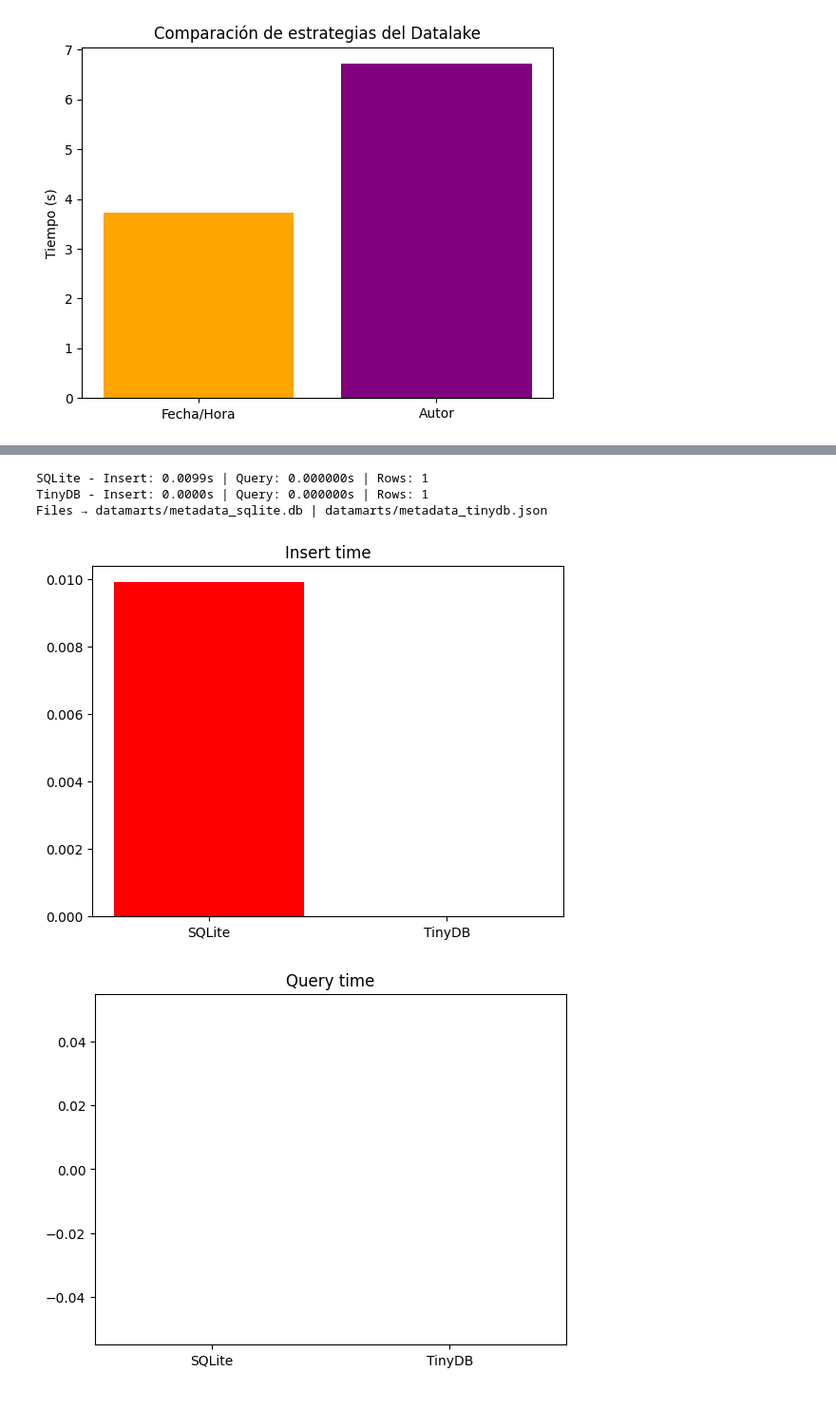
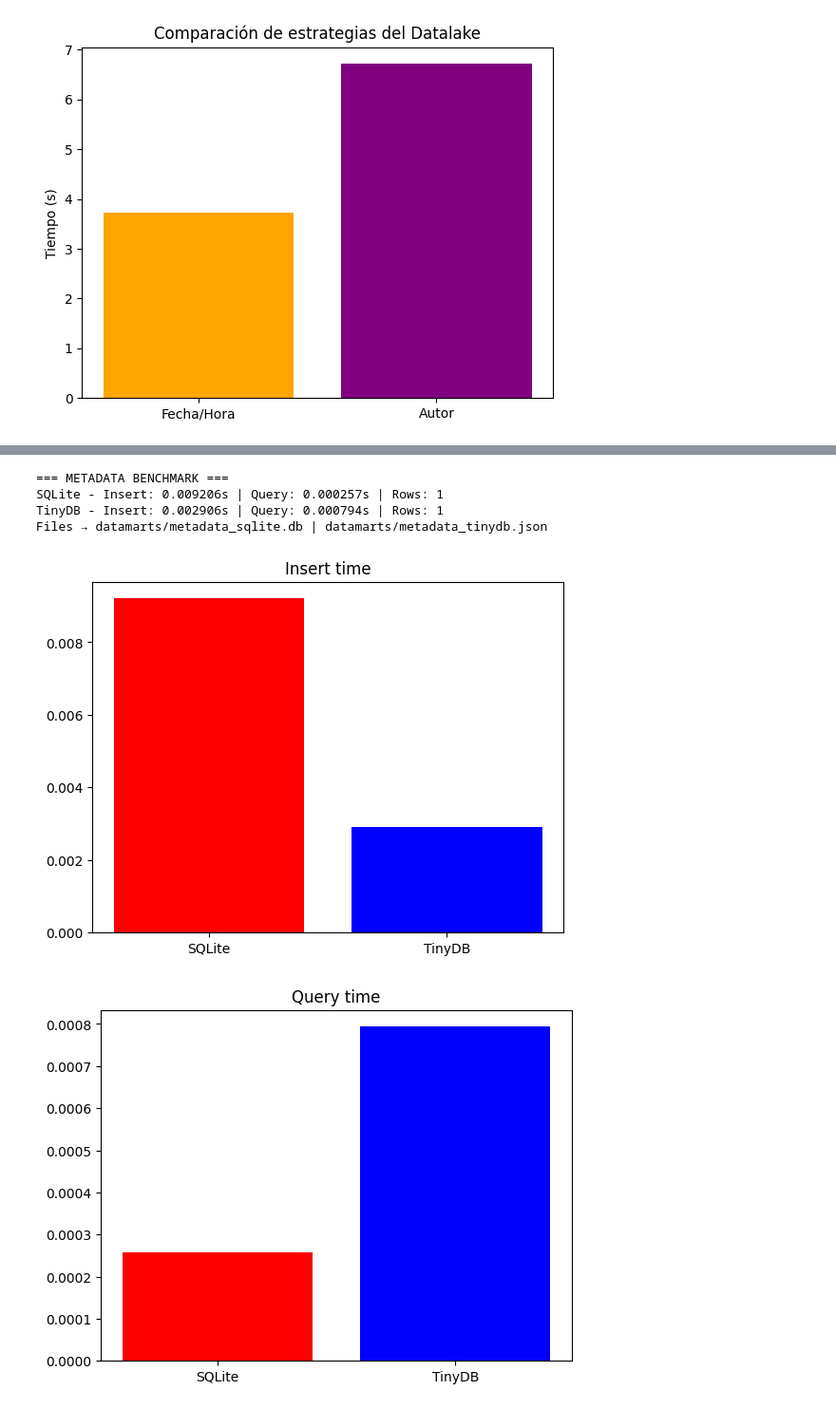
Before and after one commit to BD-Power/stage_1, a Jupyter notebook: code.ipynb, the cells around one changed output, grey strips where cells are left out. Shown at 95% size. Drawn from its saved outputs; the diff is of its cells as text; code cells hidden in the pictures.

Commit message:
Nuevo query

```diff
--- a/code.ipynb
+++ b/code.ipynb
@@ -493,10 +493,13 @@ for book_id in range(1, 328):
 [OK] 326 -> saved in datalake_alpha\J
 [OK] 327 -> saved in datalake_alpha\R
 # %%
-import sqlite3, random, os
+import sqlite3, random, time, os, json
 from tinydb import TinyDB, Query
+import matplotlib.pyplot as plt
 
 os.makedirs("datamarts", exist_ok=True)
+
+TIMER = time.perf_counter
 
 random.seed(42)
 sample_metadata = [
@@ -525,19 +528,19 @@ def test_sqlite(metadata_list):
     cur.execute("DELETE FROM books")
     conn.commit()
 
-    t0 = time.time()
+    t0 = TIMER()
     cur.executemany(
         "INSERT INTO books (book_id, title, author, language) VALUES (:book_id, :title, :author, :language)",
         metadata_list
     )
     conn.commit()
-    t1 = time.time()
+    t1 = TIMER()
 
     search_title = "Book Title 150"
-    q0 = time.time()
+    q0 = TIMER()
     cur.execute("SELECT * FROM books WHERE title = ?", (search_title,))
     rows = cur.fetchall()
-    q1 = time.time()
+    q1 = TIMER()
 
     conn.close()
 
@@ -553,45 +556,49 @@ def test_tinydb(metadata_list):
     db = TinyDB(tiny_path)
     db.drop_tables()
 
-    t0 = time.time()
+    t0 = TIMER()
     db.insert_multiple(metadata_list)
-    t1 = time.time()
+    t1 = TIMER()
 
     search_title = "Book Title 150"
     q = Query()
-    q0 = time.time()
+    q0 = TIMER()
     rows = db.search(q.title == search_title)
-    q1 = time.time()
+    q1 = TIMER()
     db.close()
 
     return {
         "insert_time": t1 - t0,
         "query_time": q1 - q0,
         "query_results": len(rows),
         "db_path": tiny_path
     }
 
 sqlite_results = test_sqlite(sample_metadata)
 tinydb_results = test_tinydb(sample_metadata)
 
-print(f"SQLite - Insert: {sqlite_results['insert_time']:.4f}s | Query: {sqlite_results['query_time']:.6f}s | Rows: {sqlite_results['query_results']}")
-print(f"TinyDB - Insert: {tinydb_results['insert_time']:.4f}s | Query: {tinydb_results['query_time']:.6f}s | Rows: {tinydb_results['query_results']}")
+print("=== METADATA BENCHMARK ===")
+print(f"SQLite - Insert: {sqlite_results['insert_time']:.6f}s | Query: {sqlite_results['query_time']:.6f}s | Rows: {sqlite_results['query_results']}")
+print(f"TinyDB - Insert: {tinydb_results['insert_time']:.6f}s | Query: {tinydb_results['query_time']:.6f}s | Rows: {tinydb_results['query_results']}")
 print(f"Files → {sqlite_results['db_path']} | {tinydb_results['db_path']}")
 
 labels = ["SQLite", "TinyDB"]
 insert_times = [sqlite_results["insert_time"], tinydb_results["insert_time"]]
 query_times  = [sqlite_results["query_time"],  tinydb_results["query_time"]]
 
+plt.figure()
 plt.title("Insert time")
-plt.bar(labels, insert_times, color = ["red", "blue"])
+plt.bar(labels, insert_times, color=["red", "blue"])
 plt.show()
 
+plt.figure()
 plt.title("Query time")
-plt.bar(labels, query_times, color = ["red", "blue"])
+plt.bar(labels, query_times, color=["red", "blue"])
 plt.show()
 # %% [output]
-SQLite - Insert: 0.0099s | Query: 0.000000s | Rows: 1
-TinyDB - Insert: 0.0000s | Query: 0.000000s | Rows: 1
+=== METADATA BENCHMARK ===
+SQLite - Insert: 0.009206s | Query: 0.000257s | Rows: 1
+TinyDB - Insert: 0.002906s | Query: 0.000794s | Rows: 1
 Files → datamarts/metadata_sqlite.db | datamarts/metadata_tinydb.json
-[figure, old version]
+[figure, new version]
-[figure, old version]
+[figure, new version]
```
